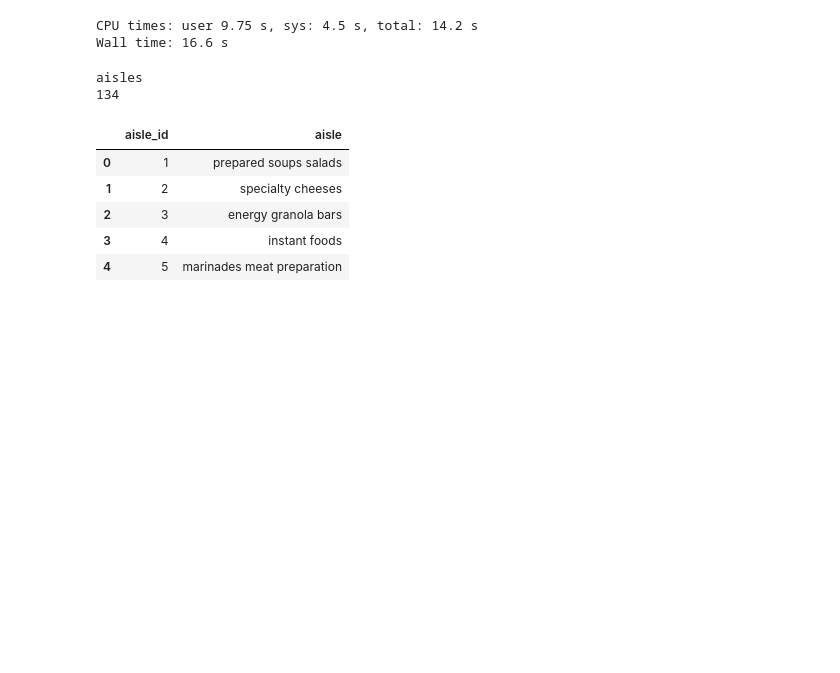
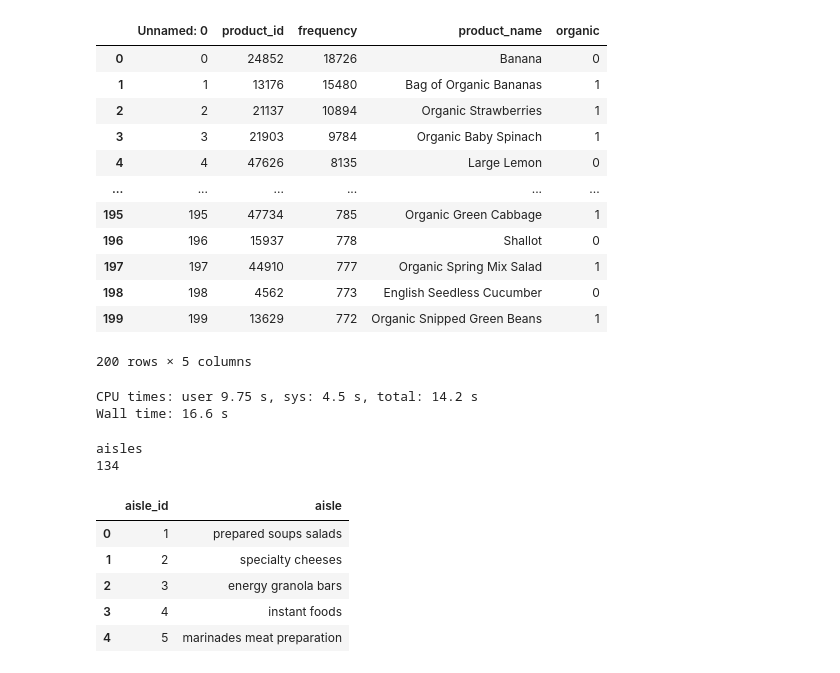
Before and after one commit to jeffcfho/OrganicFoodBuyers, a Jupyter notebook: 0_instacart_eda.ipynb, the cells around one changed output. Cells and saved outputs as stored; diff of their text form; code cells hidden in the pictures; blank space fills up the shorter version.

```diff
--- a/0_instacart_eda.ipynb
+++ b/0_instacart_eda.ipynb
@@ -2,6 +2,23 @@
 import pandas as pd # pandas for data manipulation
 import numpy as np # numpy for sure
 import matplotlib.pyplot as plt
+# %%
+rec_list = pd.read_csv('top200_products.csv')
+display(rec_list)
+# %% [output]
+|  | Unnamed: 0 | product_id | frequency | product_name | organic |
+| 0 | 0 | 24852 | 18726 | Banana | 0 |
+| 1 | 1 | 13176 | 15480 | Bag of Organic Bananas | 1 |
+| 2 | 2 | 21137 | 10894 | Organic Strawberries | 1 |
+| 3 | 3 | 21903 | 9784 | Organic Baby Spinach | 1 |
+| 4 | 4 | 47626 | 8135 | Large Lemon | 0 |
+| ... | ... | ... | ... | ... | ... |
+| 195 | 195 | 47734 | 785 | Organic Green Cabbage | 1 |
+| 196 | 196 | 15937 | 778 | Shallot | 0 |
+| 197 | 197 | 44910 | 777 | Organic Spring Mix Salad | 1 |
+| 198 | 198 | 4562 | 773 | English Seedless Cucumber | 0 |
+| 199 | 199 | 13629 | 772 | Organic Snipped Green Beans | 1 |
+200 rows × 5 columns
 # %%
 %%time
 path = '/Users/Jeff/Documents/Insight/Data'
```
Also changed, not shown: 3 other files.
